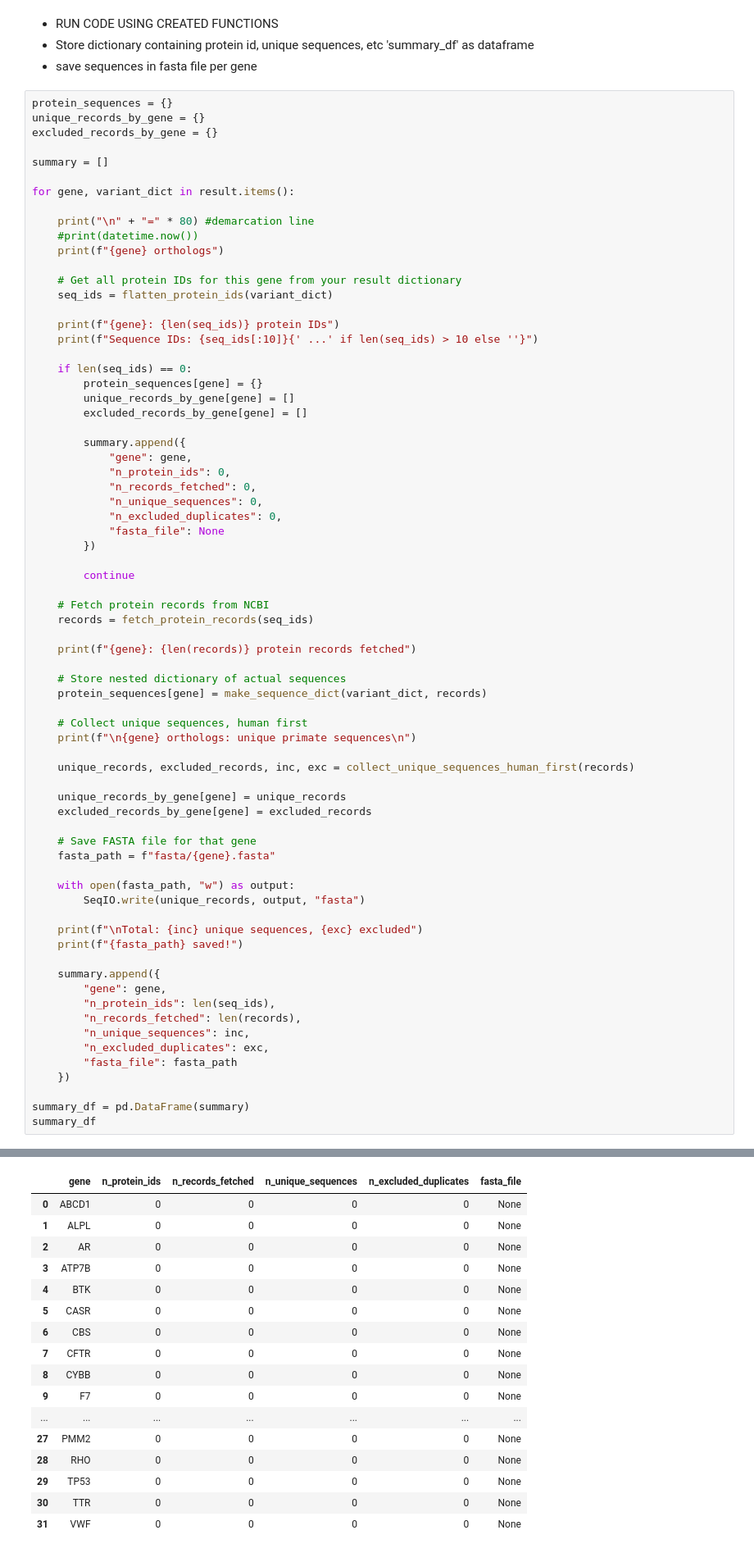
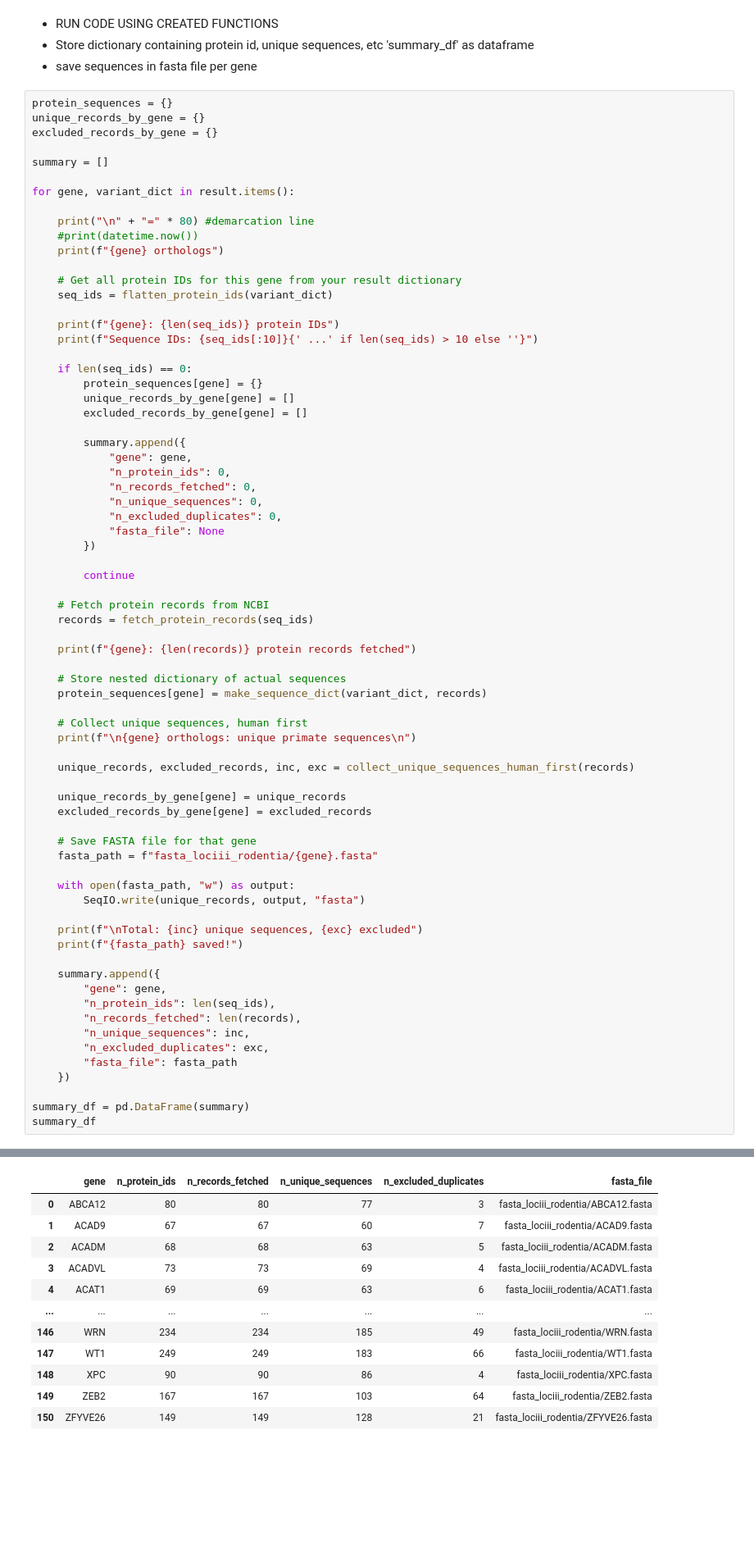
Before and after one commit to rbazev/kondrashov, a Jupyter notebook: orthologs_Rodentia.ipynb, the cells around one changed output, grey strips where cells are left out. Shown at 82% size. Cells and saved outputs as stored; diff of their text form; blank space fills up the shorter version.

```diff
--- a/orthologs_Rodentia.ipynb
+++ b/orthologs_Rodentia.ipynb
@@ -295,7 +295,7 @@ for gene, variant_dict in result.items():
     excluded_records_by_gene[gene] = excluded_records
 
     # Save FASTA file for that gene
-    fasta_path = f"fasta/{gene}.fasta"
+    fasta_path = f"fasta_lociii_rodentia/{gene}.fasta"
 
     with open(fasta_path, "w") as output:
         SeqIO.write(unique_records, output, "fasta")
@@ -335,17 +335,12 @@ Sequence IDs: []
 |  | gene | n_protein_ids | n_records_fetched | n_unique_sequences | n_excluded_duplicates | fasta_file |
-| 0 | ABCD1 | 0 | 0 | 0 | 0 | None |
-| 1 | ALPL | 0 | 0 | 0 | 0 | None |
-| 2 | AR | 0 | 0 | 0 | 0 | None |
-| 3 | ATP7B | 0 | 0 | 0 | 0 | None |
-| 4 | BTK | 0 | 0 | 0 | 0 | None |
-| 5 | CASR | 0 | 0 | 0 | 0 | None |
-| 6 | CBS | 0 | 0 | 0 | 0 | None |
-| 7 | CFTR | 0 | 0 | 0 | 0 | None |
-| 8 | CYBB | 0 | 0 | 0 | 0 | None |
-| 9 | F7 | 0 | 0 | 0 | 0 | None |
+| 0 | ABCA12 | 80 | 80 | 77 | 3 | fasta_lociii_rodentia/ABCA12.fasta |
+| 1 | ACAD9 | 67 | 67 | 60 | 7 | fasta_lociii_rodentia/ACAD9.fasta |
+| 2 | ACADM | 68 | 68 | 63 | 5 | fasta_lociii_rodentia/ACADM.fasta |
+| 3 | ACADVL | 73 | 73 | 69 | 4 | fasta_lociii_rodentia/ACADVL.fasta |
+| 4 | ACAT1 | 69 | 69 | 63 | 6 | fasta_lociii_rodentia/ACAT1.fasta |
 | ... | ... | ... | ... | ... | ... | ... |
-| 27 | PMM2 | 0 | 0 | 0 | 0 | None |
-| 28 | RHO | 0 | 0 | 0 | 0 | None |
-| 29 | TP53 | 0 | 0 | 0 | 0 | None |
-| 30 | TTR | 0 | 0 | 0 | 0 | None |
-| 31 | VWF | 0 | 0 | 0 | 0 | None |
+| 146 | WRN | 234 | 234 | 185 | 49 | fasta_lociii_rodentia/WRN.fasta |
+| 147 | WT1 | 249 | 249 | 183 | 66 | fasta_lociii_rodentia/WT1.fasta |
+| 148 | XPC | 90 | 90 | 86 | 4 | fasta_lociii_rodentia/XPC.fasta |
+| 149 | ZEB2 | 167 | 167 | 103 | 64 | fasta_lociii_rodentia/ZEB2.fasta |
+| 150 | ZFYVE26 | 149 | 149 | 128 | 21 | fasta_lociii_rodentia/ZFYVE26.fasta |
```
Also changed, not shown: parts of 3 cells of this notebook.
